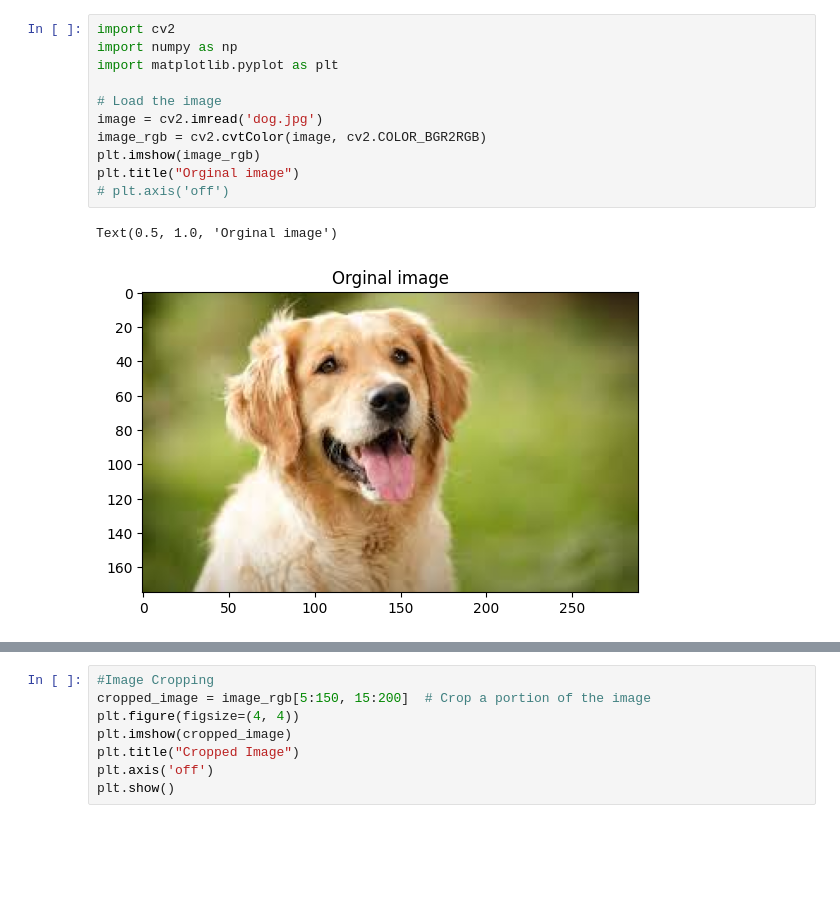
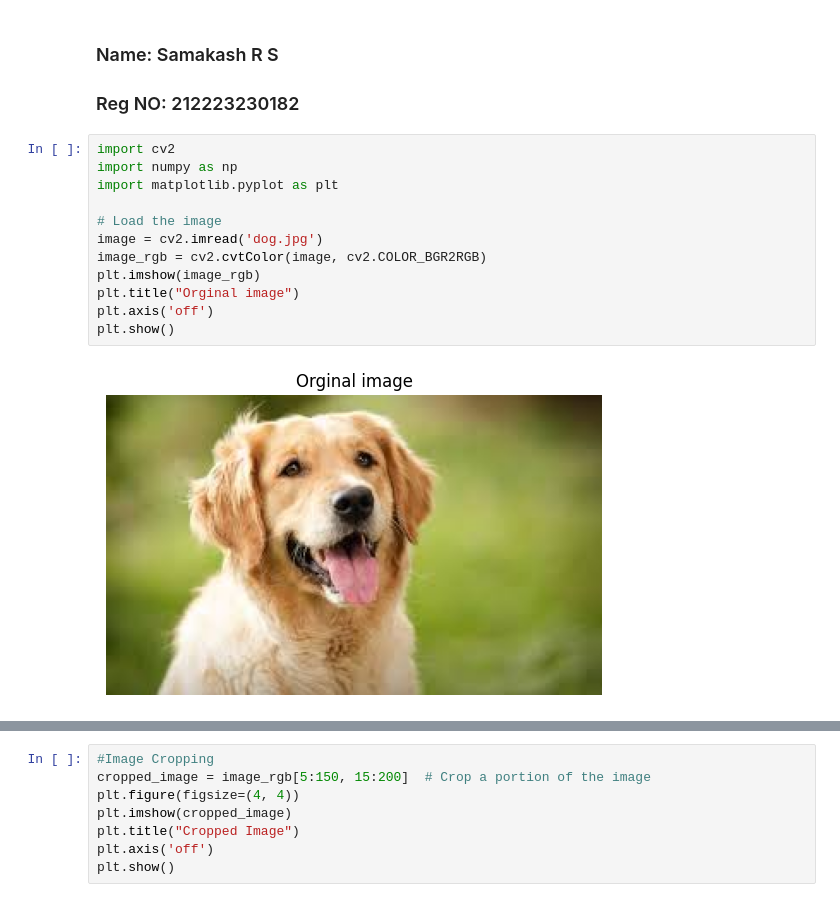
Before and after one commit to Samakas/IMAGE-TRANSFORMATIONS, a Jupyter notebook: EXP4.ipynb, the cells around one changed output, grey strips where cells are left out. Cells and saved outputs as stored; diff of their text form; blank space fills up the shorter version.

```diff
--- a/EXP4.ipynb
+++ b/EXP4.ipynb
@@ -1,17 +1,20 @@
+# %% [markdown]
+### Name: Samakash R S
+### Reg NO: 212223230182
 # %%
 import cv2
 import numpy as np
 import matplotlib.pyplot as plt
 
 # Load the image
 image = cv2.imread('dog.jpg')
 image_rgb = cv2.cvtColor(image, cv2.COLOR_BGR2RGB)
 plt.imshow(image_rgb)
 plt.title("Orginal image")
-# plt.axis('off')
+plt.axis('off')
+plt.show()
 # %% [output]
-Text(0.5, 1.0, 'Orginal image')
-[figure, old version]
+[figure, new version]
 # %%
 # Image Translation
 rows, cols, _ = image.shape
```
Also changed, not shown: parts of 8 cells of this notebook.
